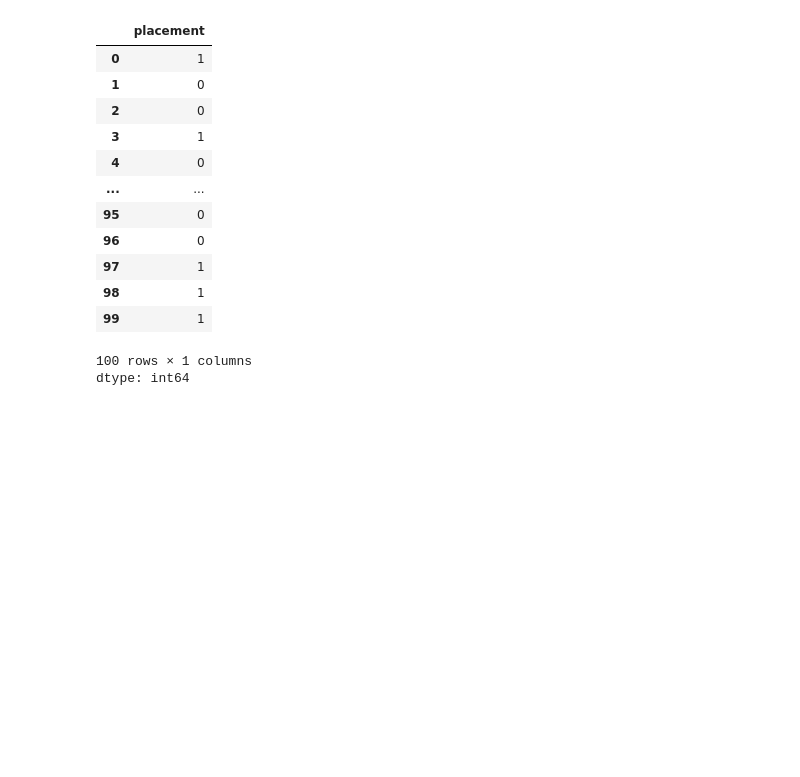
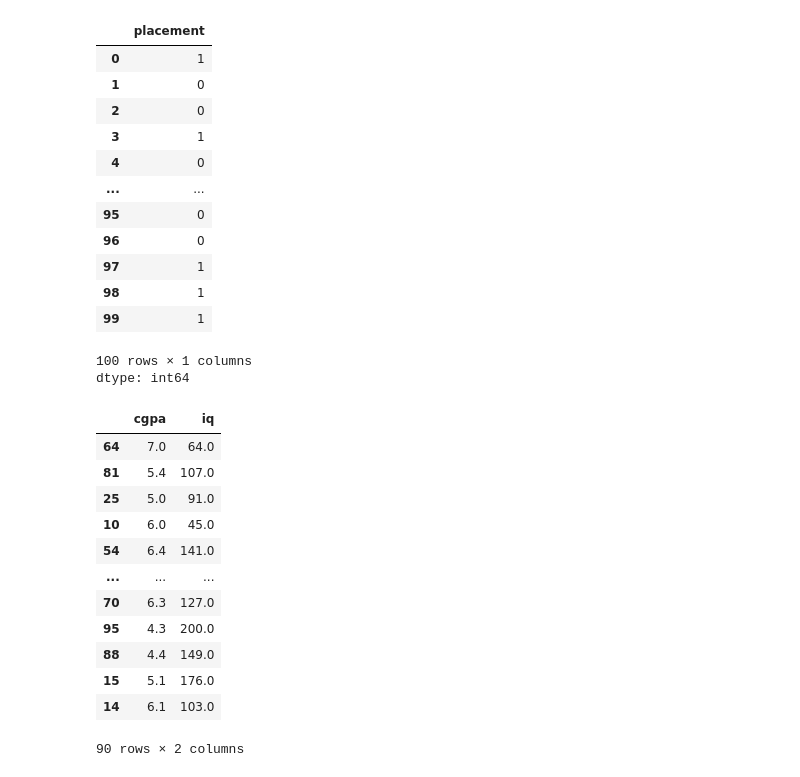
Before and after one commit to somaananta/learn_AI_with_som, a Jupyter notebook: end_to_end_ml.ipynb, the cells around one changed output. Saved outputs shown, nothing was run; the diff lists cells and outputs as text; code cells hidden in the pictures; blank space fills up the shorter version.

```diff
--- a/end_to_end_ml.ipynb
+++ b/end_to_end_ml.ipynb
@@ -89,3 +89,19 @@ dtype: int64
 # %%
 from sklearn.model_selection import train_test_split
 x_train,x_test,y_train,y_test = train_test_split(x,y,test_size=0.1)
+# %%
+x_train
+# %% [output]
+|  | cgpa | iq |
+| 64 | 7.0 | 64.0 |
+| 81 | 5.4 | 107.0 |
+| 25 | 5.0 | 91.0 |
+| 10 | 6.0 | 45.0 |
+| 54 | 6.4 | 141.0 |
+| ... | ... | ... |
+| 70 | 6.3 | 127.0 |
+| 95 | 4.3 | 200.0 |
+| 88 | 4.4 | 149.0 |
+| 15 | 5.1 | 176.0 |
+| 14 | 6.1 | 103.0 |
+90 rows × 2 columns
```
Also changed, not shown: parts of 20 cells of this notebook.
